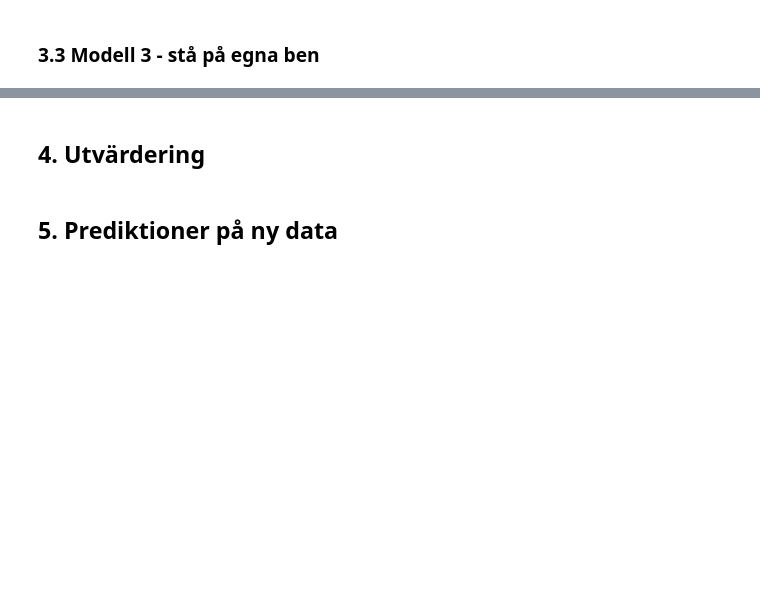
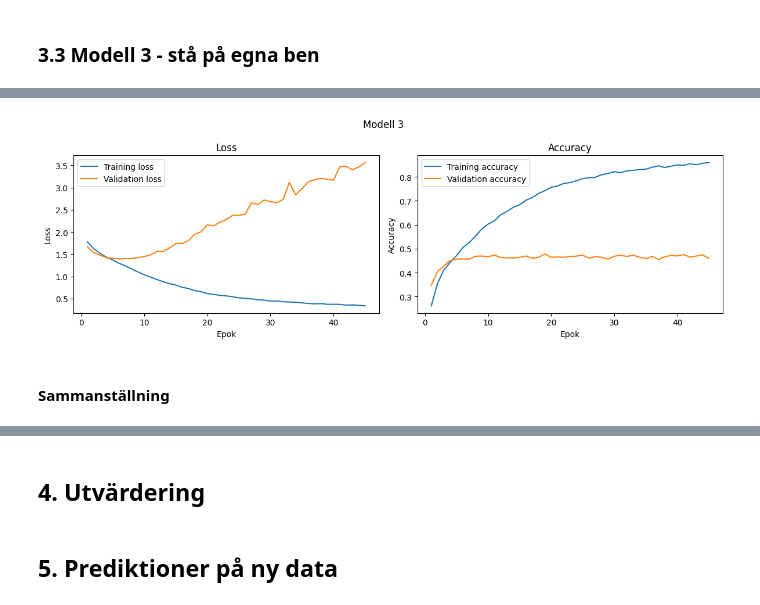
Before and after one commit to josefinoleryd/facial-expression-cnn, a Jupyter notebook: model-experiments-and-report.ipynb, the cells around one changed output, grey strips where cells are left out. Cells and saved outputs as stored; diff of their text form; code cells hidden in the pictures; blank space fills up the shorter version.

```diff
--- a/model-experiments-and-report.ipynb
+++ b/model-experiments-and-report.ipynb
@@ -899,0 +1189,14 @@ summary_df.style.format({
+# %%
+base_clone = keras.models.clone_model(model_1_3)
+
+model_3 = keras.Sequential(base_clone.layers[:-1])
+
+model_3.add(keras.layers.Dense(7, activation="softmax", name="output_scratch"))
+
+model_3.compile(
+    optimizer=keras.optimizers.Adam(learning_rate=0.001),
+    loss="sparse_categorical_crossentropy",
+    metrics=["accuracy"]
+)
+
+model_3.summary()
@@ -899,0 +1227,18 @@ summary_df.style.format({
+# %%
+start_time = time.time()
+
+# Tränar modellen och sparar träningsresultatet i en history-variabel
+history_3 = model_3.fit(
+    X_train_m2_scaled,
+    y_train_m2,
+    validation_data=(X_val_m2_scaled, y_val_m2),
+    epochs=45,
+    batch_size=32,
+    # callbacks=[early_stopping]
+)
+
+end_time = time.time()
+
+training_time_3 = end_time - start_time
+
+print(f"Träningstid: {training_time_3}s")
@@ -899,0 +1263,6 @@ summary_df.style.format({
+# %%
+plot_history(history_3, title="Modell 3")
+# %% [output]
+[figure, added]
+# %% [markdown]
+#### Sammanställning
```
Also changed, not shown: parts of 61 cells of this notebook.
